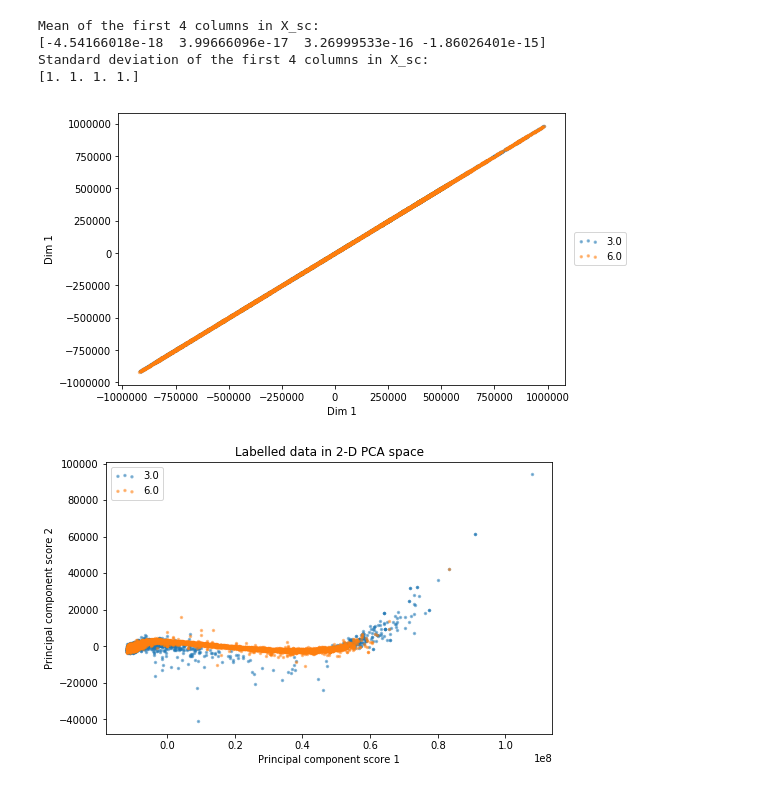
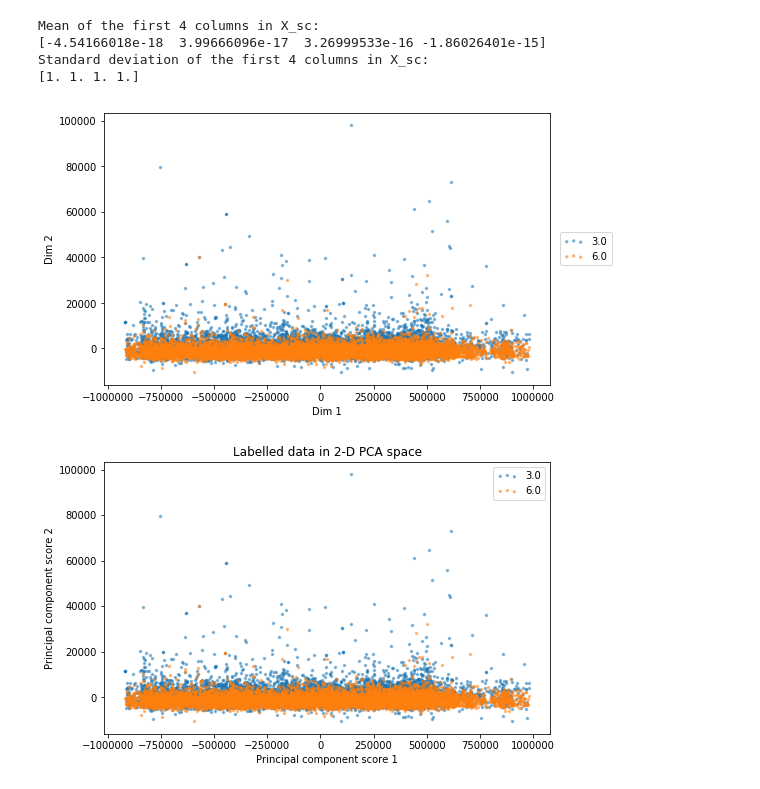
Before and after one commit to imran-marwat/sky-catalogue-classification-project, a Jupyter notebook: notebooks/js_eda.ipynb, the cells around one changed output. Drawn from its saved outputs; the diff is of its cells as text; code cells hidden in the pictures.

```diff
--- a/notebooks/js_eda.ipynb
+++ b/notebooks/js_eda.ipynb
@@ -192,7 +219,7 @@ def scatter_2d_label(X_2d, y, s=2, alpha=0.5, lw=2):
         plt.scatter(X_2d[y == target, 0], X_2d[y == target, 1], color=color, label=target, s=s, alpha=alpha, lw=lw)
 # %%
 dim_1 = 1# First dimension
-dim_2 = 1 # Second dimension
+dim_2 = 2 # Second dimension
 plt.figure(figsize=(8,5)) # Initialise a figure instance with defined size
 scatter_2d_label(pca_data_x[:, [dim_1,dim_2]], data_y)
 plt.legend(loc='center left', bbox_to_anchor=[1.01, 0.5], scatterpoints=3) # Add a legend outside the plot at specified point
@@ -200,20 +227,20 @@ plt.xlabel('Dim {}'.format(dim_1))
 plt.ylabel('Dim {}'.format(dim_2))
 plt.show()
 # %% [output]
-[figure, old version]
+[figure, new version]
 # %%
 
 from sklearn.decomposition import PCA # Import the PCA module
 
-dim_1 = 0# First dimension
-dim_2 = 3 # Second dimension
-X_pca_4d = PCA(n_components=4).fit_transform(data_x) # Initialise a PCA instance, fit it by using X_sc and then transform X_sc
+dim_1 = 1 # First dimension
+dim_2 = 2 # Second dimension
+X_pca_4d = PCA(n_components=21).fit_transform(data_x) # Initialise a PCA instance, fit it by using X_sc and then transform X_sc
 plt.figure(figsize=(8,5))
 scatter_2d_label(X_pca_4d[:, [dim_1,dim_2]], data_y)
 plt.title('Labelled data in 2-D PCA space')
 plt.xlabel('Principal component score 1')
 plt.ylabel('Principal component score 2')
 plt.legend(loc='best', scatterpoints=3) # Ask matplotlib to place the legend where it thinks best
 plt.show()
 # %% [output]
-[figure, old version]
+[figure, new version]
```
Also changed, not shown: parts of 4 cells of this notebook.
